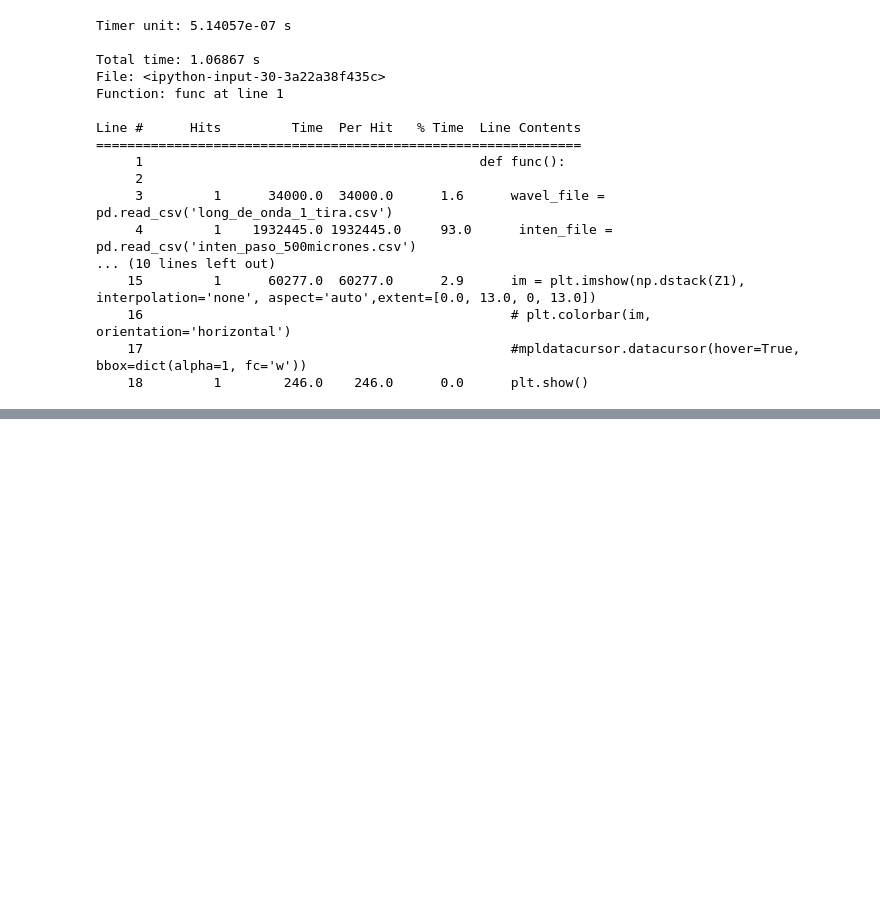
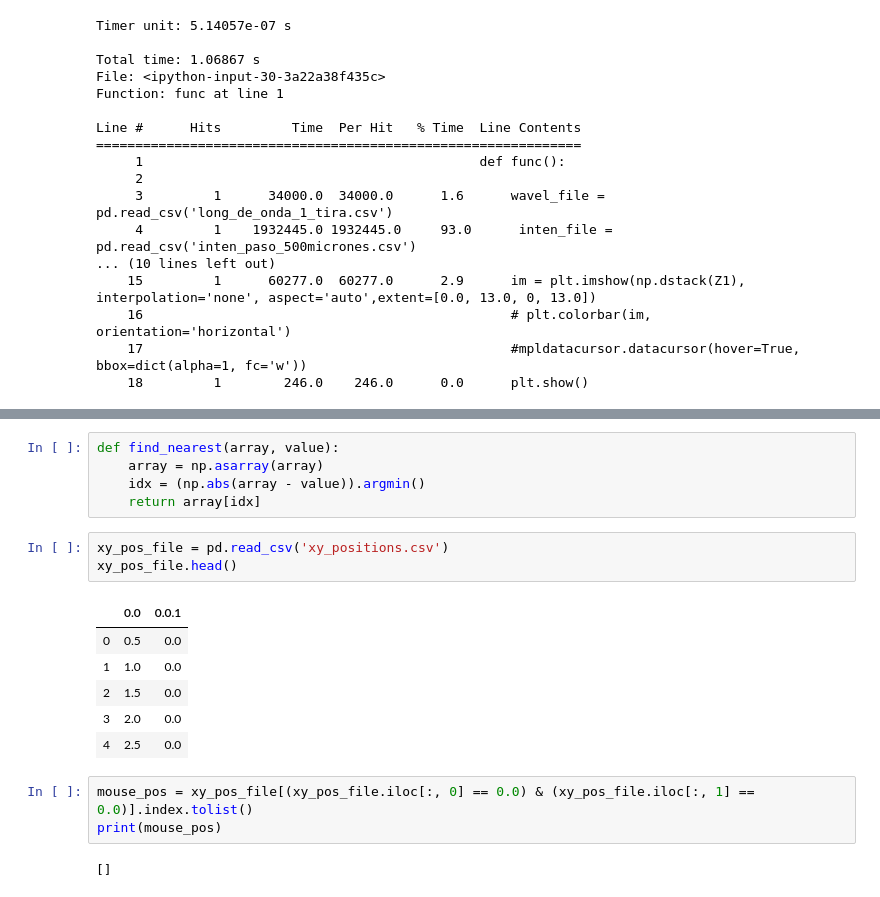
Before and after one commit to jrr1984/Prototipo0_S-D_SpectralGUI, a Jupyter notebook: spectral_gui/testing_line_profiler.ipynb, the cells around one changed output, grey strips where cells are left out. Cells and saved outputs as stored; diff of their text form; blank space fills up the shorter version.

```diff
--- a/spectral_gui/testing_line_profiler.ipynb
+++ b/spectral_gui/testing_line_profiler.ipynb
@@ -99,0 +171,20 @@ Line #      Hits         Time  Per Hit   % Time  Line Contents
+# %%
+def find_nearest(array, value):
+    array = np.asarray(array)
+    idx = (np.abs(array - value)).argmin()
+    return array[idx]
+# %%
+xy_pos_file = pd.read_csv('xy_positions.csv')
+xy_pos_file.head()
+# %% [output]
+|  | 0.0 | 0.0.1 |
+| 0 | 0.5 | 0.0 |
+| 1 | 1.0 | 0.0 |
+| 2 | 1.5 | 0.0 |
+| 3 | 2.0 | 0.0 |
+| 4 | 2.5 | 0.0 |
+# %%
+mouse_pos = xy_pos_file[(xy_pos_file.iloc[:, 0] == 0.0) & (xy_pos_file.iloc[:, 1] == 0.0)].index.tolist()
+print(mouse_pos)
+# %% [output]
+[]
```
Also changed, not shown: parts of 8 cells of this notebook, 3 other files.
